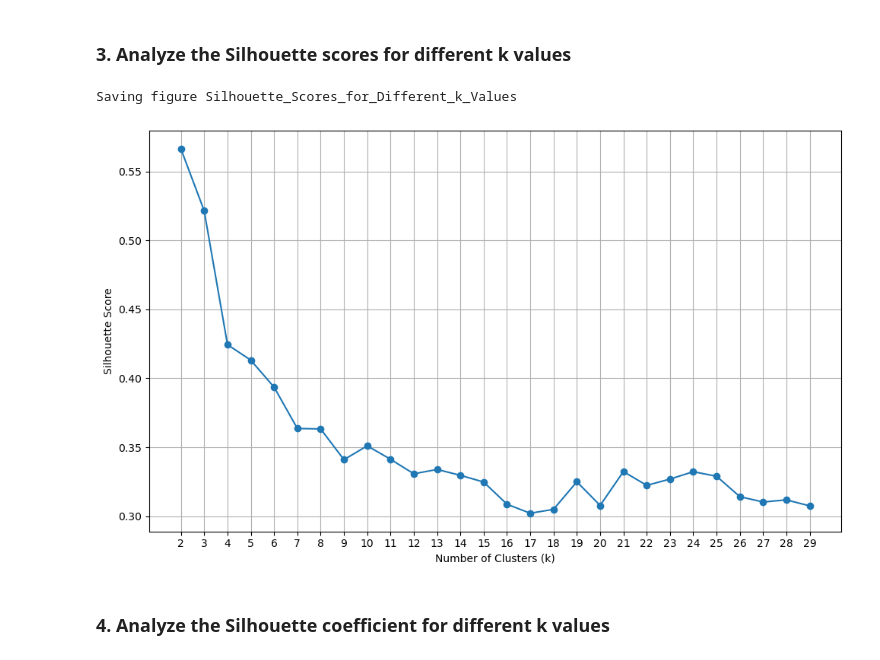
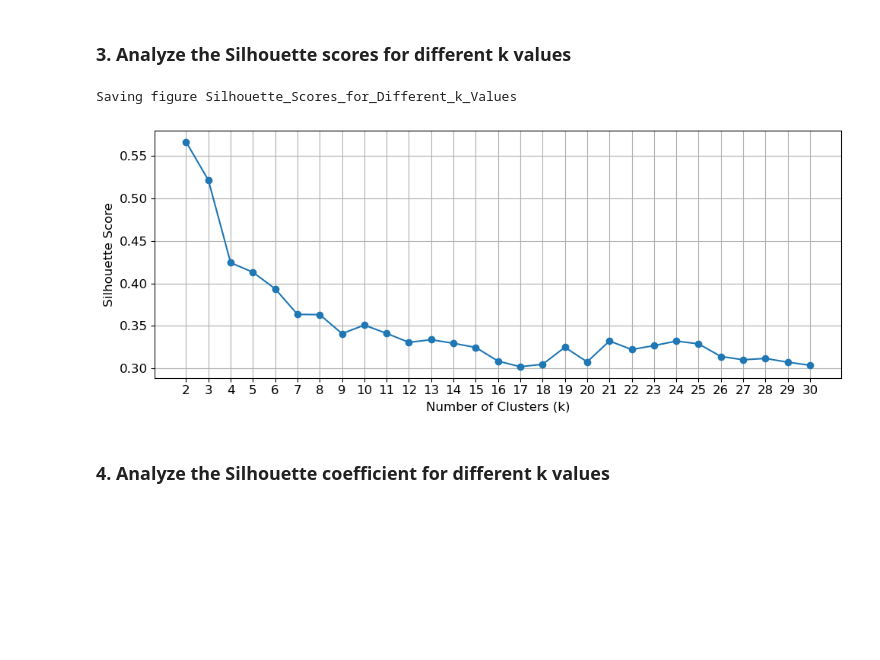
Before and after one commit to marcou347/IAI600Lab6, a Jupyter notebook: Lab6.ipynb, the cells around one changed output. Saved outputs shown, nothing was run; the diff lists cells and outputs as text; code cells hidden in the pictures; blank space fills up the shorter version.

```diff
--- a/Lab6.ipynb
+++ b/Lab6.ipynb
@@ -86,7 +86,7 @@ from sklearn.metrics import silhouette_score
 from sklearn.pipeline import Pipeline
 from sklearn.preprocessing import StandardScaler
 
-k_values = range(2, 30)
+k_values = range(2, 31)
 
 silhouette_scores = []
 
@@ -107,18 +107,18 @@ for k in k_values:
 # %%
 import matplotlib.pyplot as plt
 
-plt.figure(figsize=(10, 6))
+plt.figure(figsize=(10, 4))
 plt.plot(k_values, silhouette_scores, marker='o')
-# plt.title('Silhouette Scores for Different k Values')
-plt.xlabel('Number of Clusters (k)')
-plt.ylabel('Silhouette Score')
-plt.xticks(k_values)
+plt.xlabel('Number of Clusters (k)',fontsize=12)
+plt.ylabel('Silhouette Score',fontsize=12)
+plt.yticks(fontsize=12)
+plt.xticks(k_values,fontsize=12)
 plt.grid(True)
 save_fig("Silhouette_Scores_for_Different_k_Values")
 plt.show()
 # %% [output]
 Saving figure Silhouette_Scores_for_Different_k_Values
-[figure, old version]
+[figure, new version]
 # %% [markdown]
 ### 4. Analyze the Silhouette coefficient for different k values
 # %%
```
Also changed, not shown: parts of 9 cells of this notebook, 4 other files.
